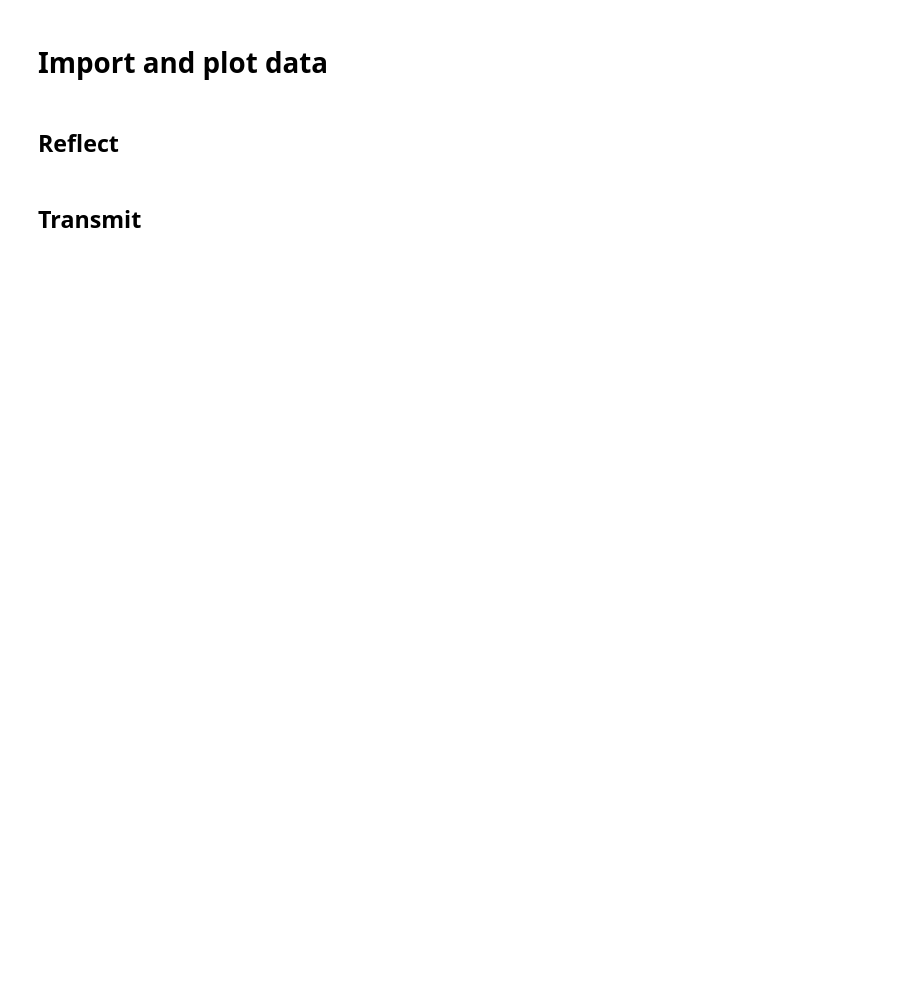
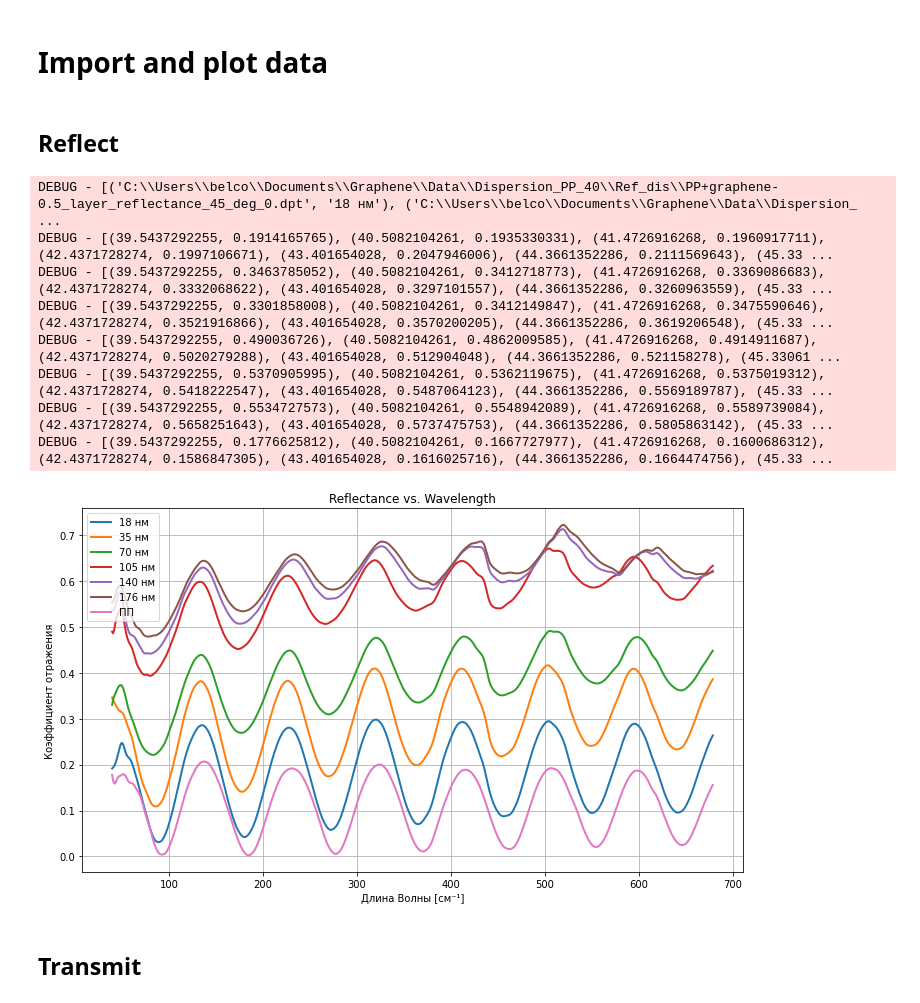
Before and after one commit to artyom-fedorenko/Graphene-films-plasmon-refractometry, a Jupyter notebook: Fourier/Dispersion_fit.ipynb, the cells around one changed output. Cells and saved outputs as stored; diff of their text form; code cells hidden in the pictures; blank space fills up the shorter version.

```diff
--- a/Fourier/Dispersion_fit.ipynb
+++ b/Fourier/Dispersion_fit.ipynb
@@ -103,7 +154,13 @@ logger.debug("sdjql")
 def load_r_data(path,
                 draw_plot=True,
                 extension = '.dpt',
-                thk_arr_rf = np.array([0.5, 1, 2, 3, 4, 5, 0])*35e-9):
+                thk_arr_rf = np.array([0.5, 1, 2, 3, 4, 5, 0])*35e-9,
+                labels = ['18 нм', '35 нм', '70 нм', '105 нм', '140 нм', '176 нм', 'ПП'],
+                reverse=True):
+
+    """
+    Check correspondence between curves and labels
+    """
 
     # Step 1: Load all 7 files into a list
     file_paths = glob.glob(path + '/*' + extension)
@@ -111,7 +168,7 @@ def load_r_data(path,
     # Create a new figure with specified size (width=10, height=6 inches)
     plt.figure(figsize=(10, 6))
 
-    labels = ['18 нм', '35 нм', '70 нм', '105 нм', '140 нм', '176 нм', 'ПП']
+
 
     # Thickness list in meters
 
@@ -124,38 +181,54 @@ def load_r_data(path,
     reflect_dict = {}
 
 
     # Step 3: Loop through files and plot each
     for i, file in enumerate(file_paths):
         data = pd.read_csv(file, header=None, sep='\t', decimal='.')  # Read file assuming no header
-        R_wavelength_rc = data[0][::-1]  # First column: Wavelength [cm⁻¹], [::-1] for ascending sort
-        reflectance = data[1][::-1]  # Second column: Reflectance R. [::-1] for ascending sort
+        # if reversed wavelength array
+        if reverse:
+            R_wavelength_rc = data[0][::-1]  # First column: Wavelength [cm⁻¹], [::-1] for ascending sort
+            reflectance = data[1][::-1]  # Second column: Reflectance R. [::-1] for ascending sort
+        if not reverse:
+            R_wavelength_rc = data[0]
+            reflectance = data[1]
         assert len(R_wavelength_rc)==len(reflectance)
         reflect_dict[file] = (R_wavelength_rc, reflectance, thk_arr_rf[i])
-        plt.plot(R_wavelength_rc, reflectance,
-         label=labels[i],
-         linewidth=2)  # Plot with label
+        if draw_plot:
+            plt.plot(R_wavelength_rc, reflectance,
+            label=labels[i],
+            linewidth=2)  # Plot with label
 
 
         logger.debug(f"{list(zip(R_wavelength_rc, reflectance))}")
 
 
         # Step 4: Customize the plot
     plt.xlabel("Длина Волны [см⁻¹]")
     plt.ylabel("Коэффициент отражения")
     plt.title("Reflectance vs. Wavelength")
     plt.legend()  # Add legend for dataset distinction
     plt.grid()  # Optional: Add grid
     plt.tight_layout()
         # Step 5: Display the plot
     plt.savefig("reflection_data.png", dpi=300)
     plt.show()
 
     return reflect_dict
 
 
 
 
 reflect_dict = load_r_data(r'C:\Users\belco\Documents\Graphene\Data\Dispersion_PP_40\Ref_dis')
+# %% [output]
+DEBUG - [('C:\\Users\\belco\\Documents\\Graphene\\Data\\Dispersion_PP_40\\Ref_dis\\PP+graphene-0.5_layer_reflectance_45_deg_0.dpt', '18 нм'), ('C:\\Users\\belco\\Documents\\Graphene\\Data\\Dispersion_ ...
+DEBUG - [(39.5437292255, 0.1914165765), (40.5082104261, 0.1935330331), (41.4726916268, 0.1960917711), (42.4371728274, 0.1997106671), (43.401654028, 0.2047946006), (44.3661352286, 0.2111569643), (45.33 ...
+DEBUG - [(39.5437292255, 0.3463785052), (40.5082104261, 0.3412718773), (41.4726916268, 0.3369086683), (42.4371728274, 0.3332068622), (43.401654028, 0.3297101557), (44.3661352286, 0.3260963559), (45.33 ...
+DEBUG - [(39.5437292255, 0.3301858008), (40.5082104261, 0.3412149847), (41.4726916268, 0.3475590646), (42.4371728274, 0.3521916866), (43.401654028, 0.3570200205), (44.3661352286, 0.3619206548), (45.33 ...
+DEBUG - [(39.5437292255, 0.490036726), (40.5082104261, 0.4862009585), (41.4726916268, 0.4914911687), (42.4371728274, 0.5020279288), (43.401654028, 0.512904048), (44.3661352286, 0.521158278), (45.33061 ...
+DEBUG - [(39.5437292255, 0.5370905995), (40.5082104261, 0.5362119675), (41.4726916268, 0.5375019312), (42.4371728274, 0.5418222547), (43.401654028, 0.5487064123), (44.3661352286, 0.5569189787), (45.33 ...
+DEBUG - [(39.5437292255, 0.5534727573), (40.5082104261, 0.5548942089), (41.4726916268, 0.5589739084), (42.4371728274, 0.5658251643), (43.401654028, 0.5737475753), (44.3661352286, 0.5805863142), (45.33 ...
+DEBUG - [(39.5437292255, 0.1776625812), (40.5082104261, 0.1667727977), (41.4726916268, 0.1600686312), (42.4371728274, 0.1586847305), (43.401654028, 0.1616025716), (44.3661352286, 0.1664474756), (45.33 ...
+[figure, added]
 # %% [markdown]
 ## Transmit
 # %%
```
Also changed, not shown: parts of 11 cells of this notebook.
